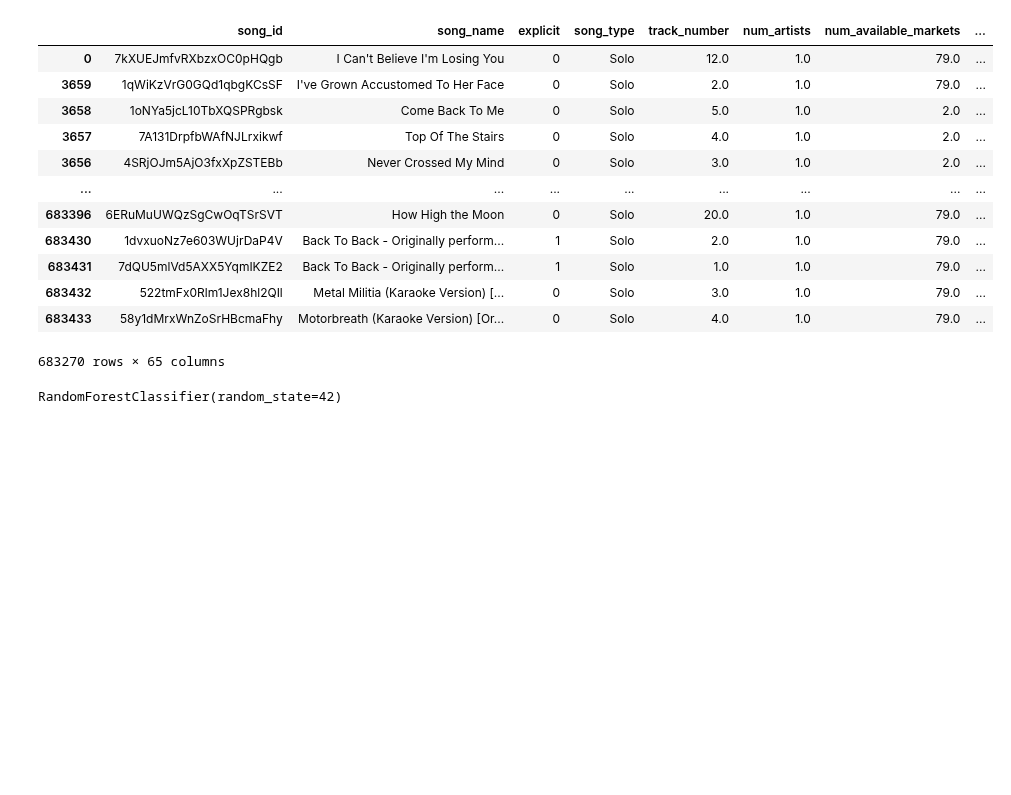
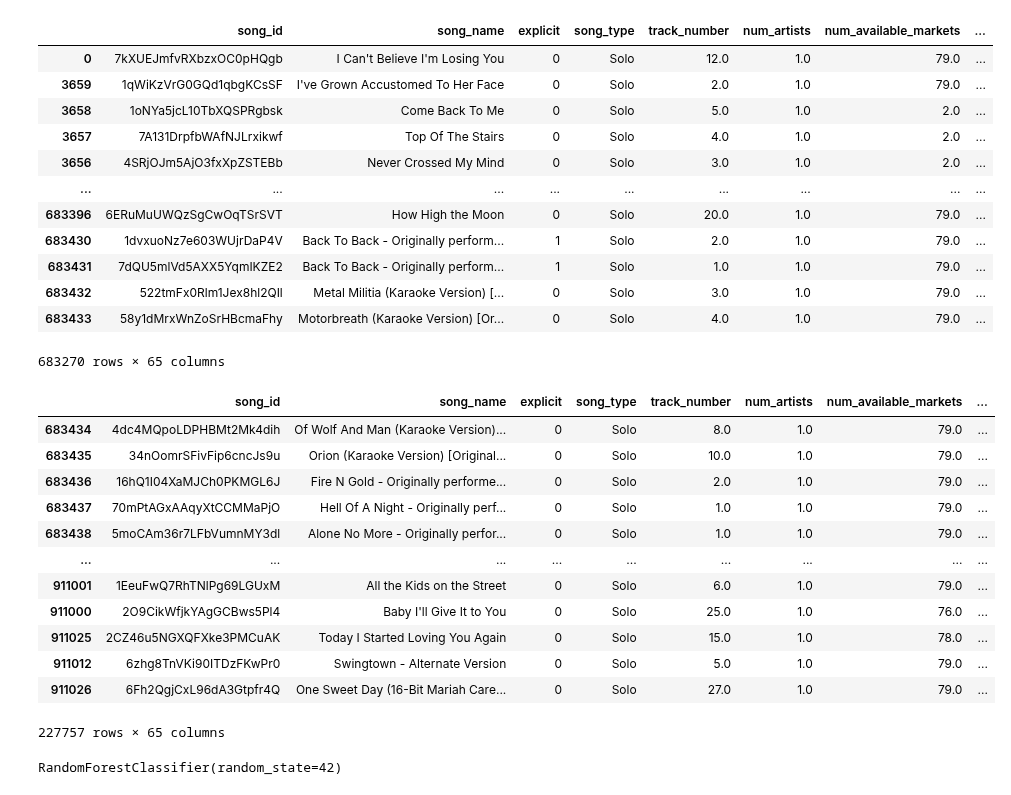
Before and after one commit to l4vd/Ba_first_tries, a Jupyter notebook: models/Original_MLP/try.ipynb, the cells around one changed output. Saved outputs shown, nothing was run; the diff lists cells and outputs as text; code cells hidden in the pictures; blank space fills up the shorter version.

```diff
--- a/models/Original_MLP/try.ipynb
+++ b/models/Original_MLP/try.ipynb
@@ -761,6 +766,22 @@ X_train
 | 683432 | 522tmFx0Rlm1Jex8hl2QIl | Metal Militia (Karaoke Version) [... | 0 | Solo | 3.0 | 1.0 | 79.0 | ... |
 | 683433 | 58y1dMrxWnZoSrHBcmaFhy | Motorbreath (Karaoke Version) [Or... | 0 | Solo | 4.0 | 1.0 | 79.0 | ... |
 683270 rows × 65 columns
+# %%
+X_test
+# %% [output]
+|  | song_id | song_name | explicit | song_type | track_number | num_artists | num_available_markets | ... |
+| 683434 | 4dc4MQpoLDPHBMt2Mk4dih | Of Wolf And Man (Karaoke Version)... | 0 | Solo | 8.0 | 1.0 | 79.0 | ... |
+| 683435 | 34nOomrSFivFip6cncJs9u | Orion (Karaoke Version) [Original... | 0 | Solo | 10.0 | 1.0 | 79.0 | ... |
+| 683436 | 16hQ1I04XaMJCh0PKMGL6J | Fire N Gold - Originally performe... | 0 | Solo | 2.0 | 1.0 | 79.0 | ... |
+| 683437 | 70mPtAGxAAqyXtCCMMaPjO | Hell Of A Night - Originally perf... | 0 | Solo | 1.0 | 1.0 | 79.0 | ... |
+| 683438 | 5moCAm36r7LFbVumnMY3dl | Alone No More - Originally perfor... | 0 | Solo | 1.0 | 1.0 | 79.0 | ... |
+| ... | ... | ... | ... | ... | ... | ... | ... | ... |
+| 911001 | 1EeuFwQ7RhTNlPg69LGUxM | All the Kids on the Street | 0 | Solo | 6.0 | 1.0 | 79.0 | ... |
+| 911000 | 2O9CikWfjkYAgGCBws5Pl4 | Baby I'll Give It to You | 0 | Solo | 25.0 | 1.0 | 76.0 | ... |
+| 911025 | 2CZ46u5NGXQFXke3PMCuAK | Today I Started Loving You Again | 0 | Solo | 15.0 | 1.0 | 78.0 | ... |
+| 911012 | 6zhg8TnVKi90ITDzFKwPr0 | Swingtown - Alternate Version | 0 | Solo | 5.0 | 1.0 | 79.0 | ... |
+| 911026 | 6Fh2QgjCxL96dA3Gtpfr4Q | One Sweet Day (16-Bit Mariah Care... | 0 | Solo | 27.0 | 1.0 | 79.0 | ... |
+227757 rows × 65 columns
 # %%
 X_train["profile_x"] = X_train["profile_x"].astype(str)
 X_train["profile_y"] = X_train["profile_y"].astype(str)
```
Also changed, not shown: parts of 13 cells of this notebook, 2 other files.
